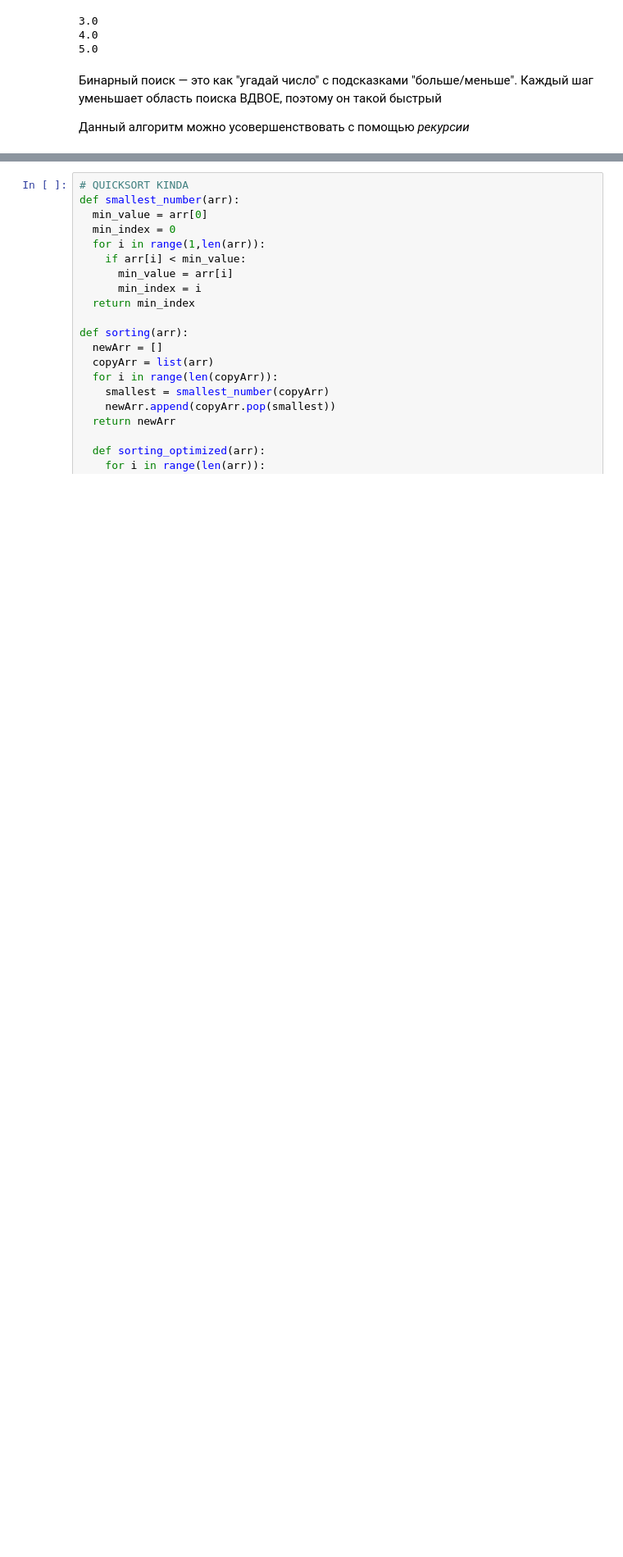
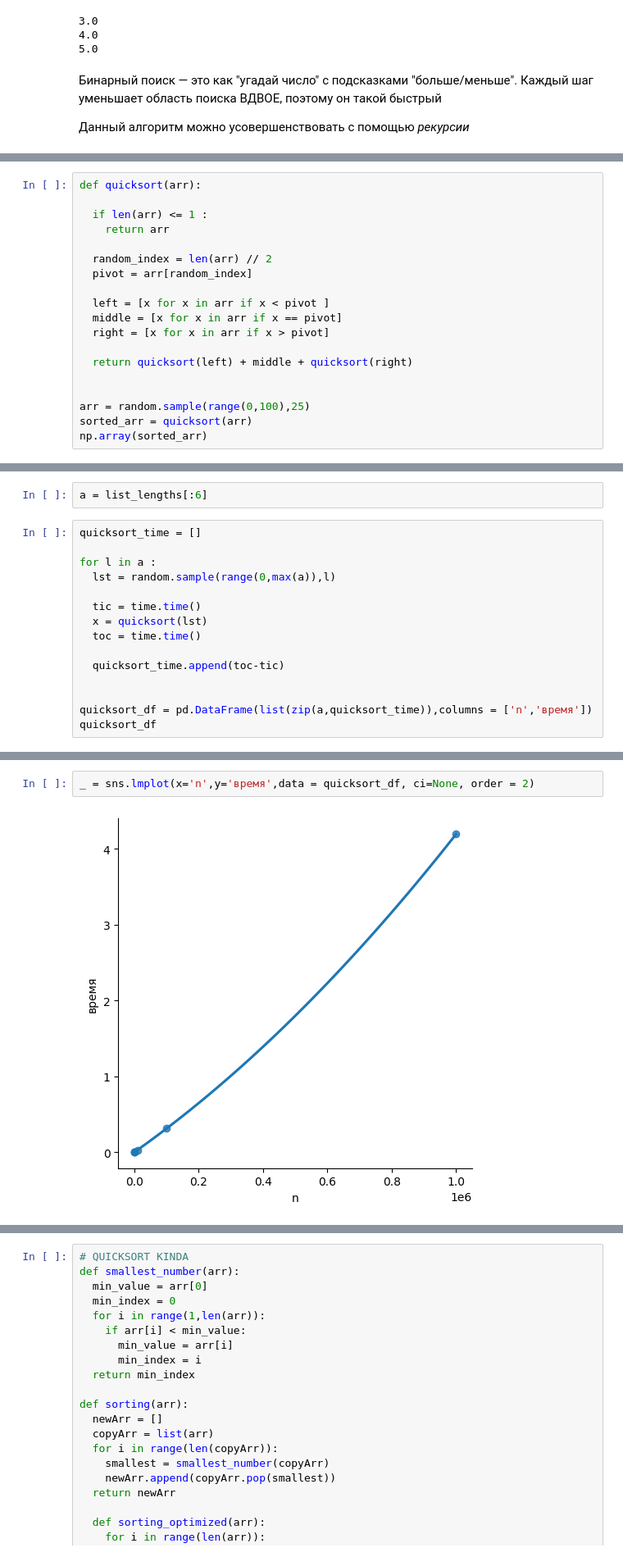
Before and after one commit to valeraboyko2002/test, a Jupyter notebook: data_structure_and_algorithms.ipynb, the cells around one changed output, grey strips where cells are left out. Shown at 82% size. Cells and saved outputs as stored; diff of their text form; blank space fills up the shorter version.

```diff
--- a/data_structure_and_algorithms.ipynb
+++ b/data_structure_and_algorithms.ipynb
@@ -407,0 +590,19 @@ print(recursive_binary_search(l,25,0,len(l)-1))
+# %%
+def quicksort(arr):
+
+  if len(arr) <= 1 :
+    return arr
+
+  random_index = len(arr) // 2
+  pivot = arr[random_index]
+
+  left = [x for x in arr if x < pivot ]
+  middle = [x for x in arr if x == pivot]
+  right = [x for x in arr if x > pivot]
+
+  return quicksort(left) + middle + quicksort(right)
+
+
+arr = random.sample(range(0,100),25)
+sorted_arr = quicksort(arr)
+np.array(sorted_arr)
@@ -407,0 +616,17 @@ print(recursive_binary_search(l,25,0,len(l)-1))
+# %%
+a = list_lengths[:6]
+# %%
+quicksort_time = []
+
+for l in a :
+  lst = random.sample(range(0,max(a)),l)
+
+  tic = time.time()
+  x = quicksort(lst)
+  toc = time.time()
+
+  quicksort_time.append(toc-tic)
+
+
+quicksort_df = pd.DataFrame(list(zip(a,quicksort_time)),columns = ['n','время'])
+quicksort_df
@@ -407,0 +641,4 @@ print(recursive_binary_search(l,25,0,len(l)-1))
+# %%
+_ = sns.lmplot(x='n',y='время',data = quicksort_df, ci=None, order = 2)
+# %% [output]
+[figure, added]
```
Also changed, not shown: parts of 60 cells of this notebook.
